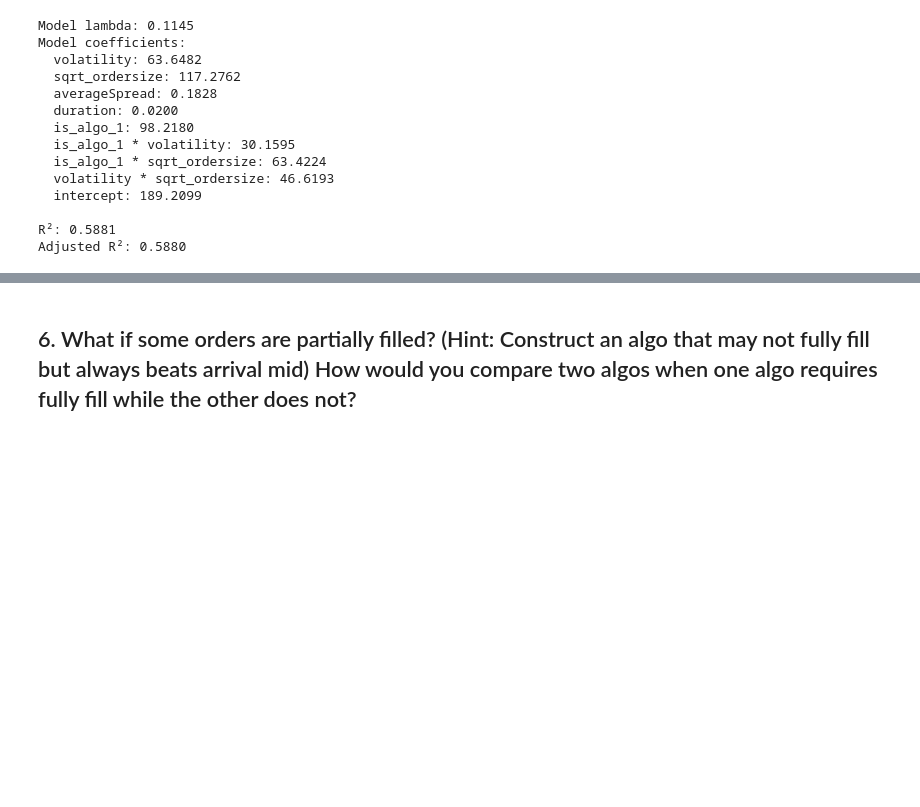
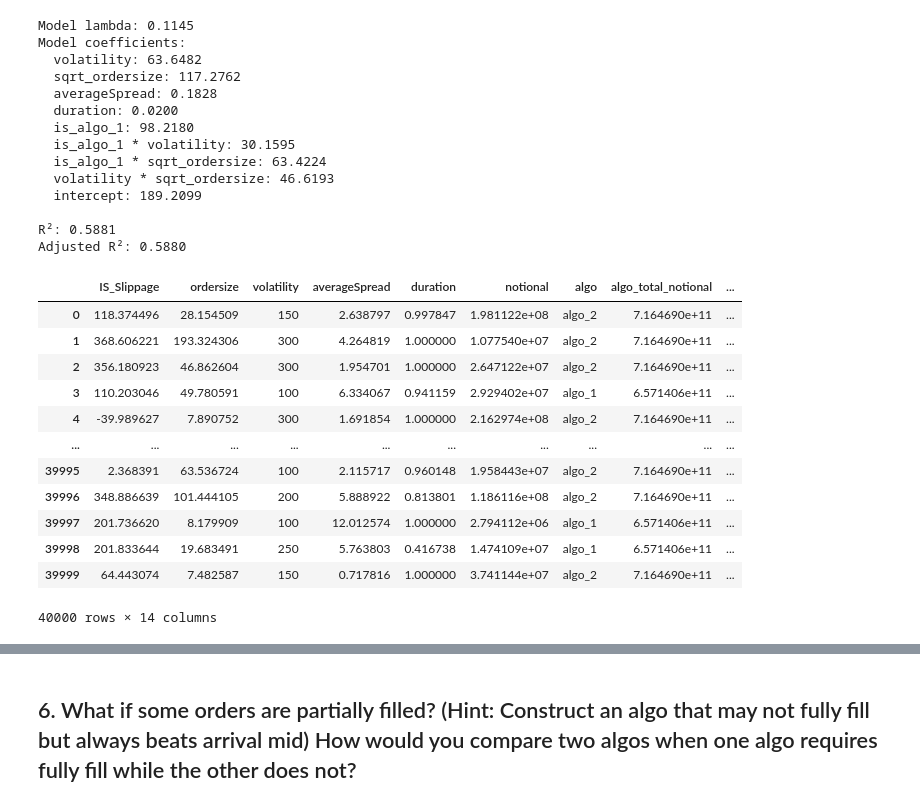
Before and after one commit to Lawrence2005/UBS-OA, a Jupyter notebook: solution.ipynb, the cells around one changed output, grey strips where cells are left out. Cells and saved outputs as stored; diff of their text form; code cells hidden in the pictures; blank space fills up the shorter version.

```diff
--- a/solution.ipynb
+++ b/solution.ipynb
@@ -376,4 +376,20 @@ Model coefficients:
 
 R²: 0.5881
 Adjusted R²: 0.5880
+# %%
+model_df
+# %% [output]
+|  | IS_Slippage | ordersize | volatility | averageSpread | duration | notional | algo | algo_total_notional | ... |
+| 0 | 118.374496 | 28.154509 | 150 | 2.638797 | 0.997847 | 1.981122e+08 | algo_2 | 7.164690e+11 | ... |
+| 1 | 368.606221 | 193.324306 | 300 | 4.264819 | 1.000000 | 1.077540e+07 | algo_2 | 7.164690e+11 | ... |
+| 2 | 356.180923 | 46.862604 | 300 | 1.954701 | 1.000000 | 2.647122e+07 | algo_2 | 7.164690e+11 | ... |
+| 3 | 110.203046 | 49.780591 | 100 | 6.334067 | 0.941159 | 2.929402e+07 | algo_1 | 6.571406e+11 | ... |
+| 4 | -39.989627 | 7.890752 | 300 | 1.691854 | 1.000000 | 2.162974e+08 | algo_2 | 7.164690e+11 | ... |
+| ... | ... | ... | ... | ... | ... | ... | ... | ... | ... |
+| 39995 | 2.368391 | 63.536724 | 100 | 2.115717 | 0.960148 | 1.958443e+07 | algo_2 | 7.164690e+11 | ... |
+| 39996 | 348.886639 | 101.444105 | 200 | 5.888922 | 0.813801 | 1.186116e+08 | algo_2 | 7.164690e+11 | ... |
+| 39997 | 201.736620 | 8.179909 | 100 | 12.012574 | 1.000000 | 2.794112e+06 | algo_1 | 6.571406e+11 | ... |
+| 39998 | 201.833644 | 19.683491 | 250 | 5.763803 | 0.416738 | 1.474109e+07 | algo_1 | 6.571406e+11 | ... |
+| 39999 | 64.443074 | 7.482587 | 150 | 0.717816 | 1.000000 | 3.741144e+07 | algo_2 | 7.164690e+11 | ... |
+40000 rows × 14 columns
 # %% [markdown]
```
Also changed, not shown: parts of 15 cells of this notebook.
